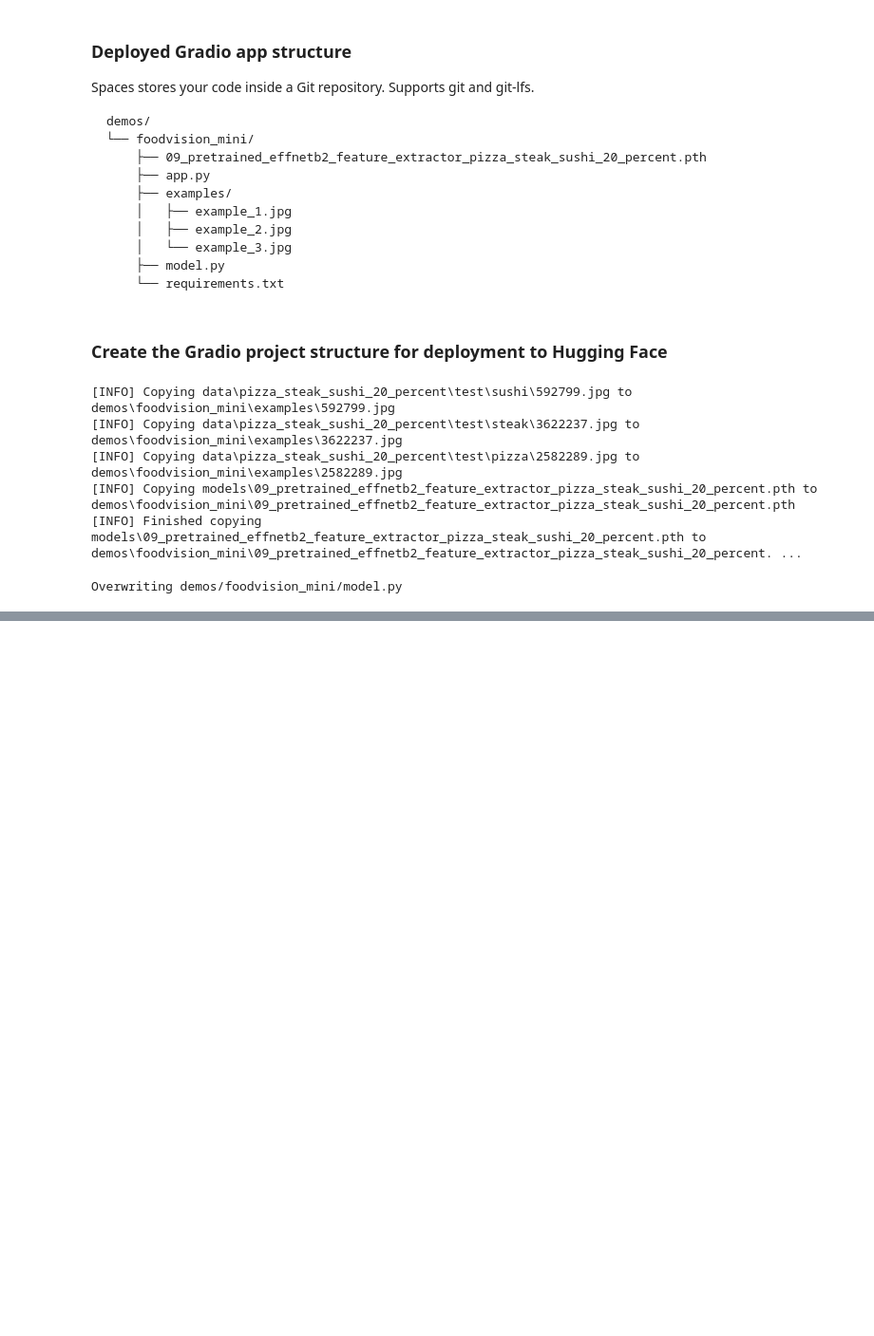
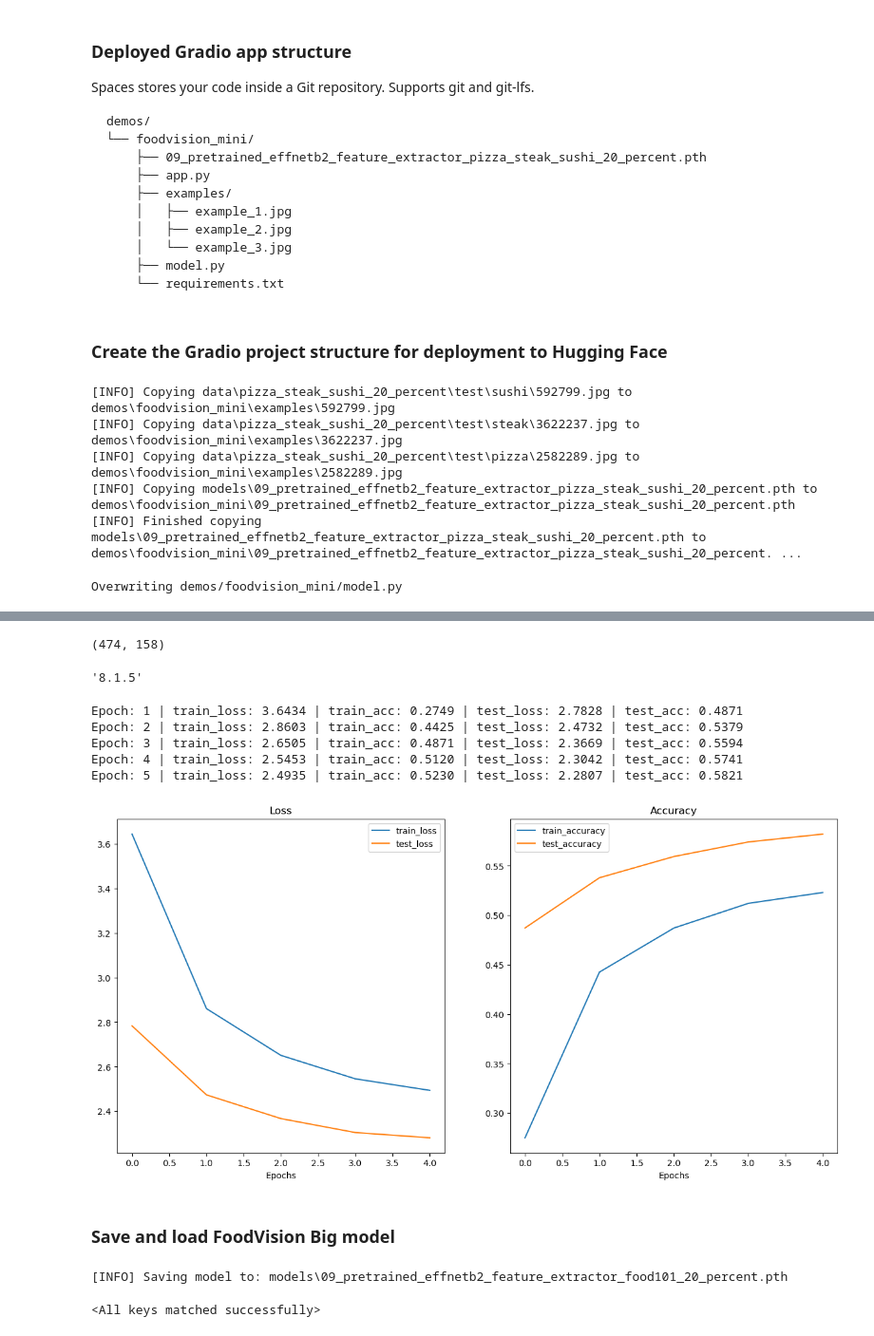
Before and after one commit to ssrhunter/pytorch-project-sandbox, a Jupyter notebook: 09_pytorch_model_deployment.ipynb, the cells around one changed output, grey strips where cells are left out. Shown: that part at 95% size. Cells and saved outputs as stored; diff of their text form; code cells hidden in the pictures; blank space fills up the shorter version.

Commit message:
Working on replicating the ViT model.

```diff
--- a/09_pytorch_model_deployment.ipynb
+++ b/09_pytorch_model_deployment.ipynb
@@ -1085,0 +1282,6 @@ def predict(img) -> Tuple[Dict, float]:
+# %%
+train_data_food101_20_percent, _ = split_dataset(dataset=train_data,  # type: ignore
+                                                 split_size=0.2)
+
+test_data_food101_20_percent, _ = split_dataset(dataset=test_data,  # type: ignore
+                                                split_size=0.2)
@@ -1085,0 +1297,47 @@ def predict(img) -> Tuple[Dict, float]:
+# %%
+# Setup DataLoaders
+import os
+from going_modular.going_modular import data_setup
+from torch.utils.data import DataLoader
+
+NUM_WORKERS = 2 # this value is very experimental and the best value will differ greatly based on the hardware you are using.
+BATCH_SIZE = 32
+
+food101_train_dataloader = DataLoader(dataset=train_data_food101_20_percent, batch_size=BATCH_SIZE, shuffle=True, num_workers=NUM_WORKERS)
+food101_test_dataloader = DataLoader(dataset=test_data_food101_20_percent, batch_size=BATCH_SIZE, num_workers=NUM_WORKERS)
+# %%
+len(food101_train_dataloader), len(food101_test_dataloader)
+# %% [output]
+(474, 158)
+# %%
+import ipywidgets
+ipywidgets.__version__
+# %% [output]
+'8.1.5'
+# %%
+from going_modular.going_modular.engine import train
+from helper_functions import set_seeds
+### setup model training loop. 5 epochs could be enough?
+device = "cuda" if torch.cuda.is_available() else "cpu"
+
+### Create loss function and optimizer
+# label_smoothing helps prevent the model from overfitting on the target data.
+# Because neural networks are so powerful, they have the potential to overfit to a certain class.
+loss_fn = torch.nn.CrossEntropyLoss(label_smoothing=0.1)
+optimizer = torch.optim.Adam(params=effnetb2_food101.parameters(), lr=1e-3)
+
+# Set seeds for reproducibility and train the model.
+set_seeds()
+training_results_v0 = train(model=effnetb2_food101,
+      train_dataloader=food101_train_dataloader,
+      test_dataloader=food101_test_dataloader,
+      optimizer=optimizer,
+      loss_fn=loss_fn,
+      epochs=5,
+      device=device) # type: ignore
+# %% [output]
+Epoch: 1 | train_loss: 3.6434 | train_acc: 0.2749 | test_loss: 2.7828 | test_acc: 0.4871
+Epoch: 2 | train_loss: 2.8603 | train_acc: 0.4425 | test_loss: 2.4732 | test_acc: 0.5379
+Epoch: 3 | train_loss: 2.6505 | train_acc: 0.4871 | test_loss: 2.3669 | test_acc: 0.5594
+Epoch: 4 | train_loss: 2.5453 | train_acc: 0.5120 | test_loss: 2.3042 | test_acc: 0.5741
+Epoch: 5 | train_loss: 2.4935 | train_acc: 0.5230 | test_loss: 2.2807 | test_acc: 0.5821
@@ -1085,0 +1346,27 @@ def predict(img) -> Tuple[Dict, float]:
+# %%
+### Inspecting loss curves of FoodVision Big Model
+from helper_functions import plot_loss_curves
+
+plot_loss_curves(training_results_v0)
+# %% [output]
+[figure, added]
+# %% [markdown]
+### Save and load FoodVision Big model
+# %%
+from going_modular.going_modular import utils
+
+# Create a model path
+effnetb2_food101_model_path = "09_pretrained_effnetb2_feature_extractor_food101_20_percent.pth"
+
+# Save FoodVision Big model
+utils.save_model(model=effnetb2_food101, target_dir="models/", model_name=effnetb2_food101_model_path)
+# %% [output]
+[INFO] Saving model to: models\09_pretrained_effnetb2_feature_extractor_food101_20_percent.pth
+# %%
+# Create Food101 compatible EffNetB2 instance
+loaded_effnetb2_food101, effnetb2_transforms = create_effnetb2_model(num_classes=101)
+
+# Load the saved model's state_dict()
+loaded_effnetb2_food101.load_state_dict(torch.load("models/09_pretrained_effnetb2_feature_extractor_food101_20_percent.pth"))
+# %% [output]
+<All keys matched successfully>
```
Also changed, not shown: parts of 41 cells of this notebook, 1 other file.
